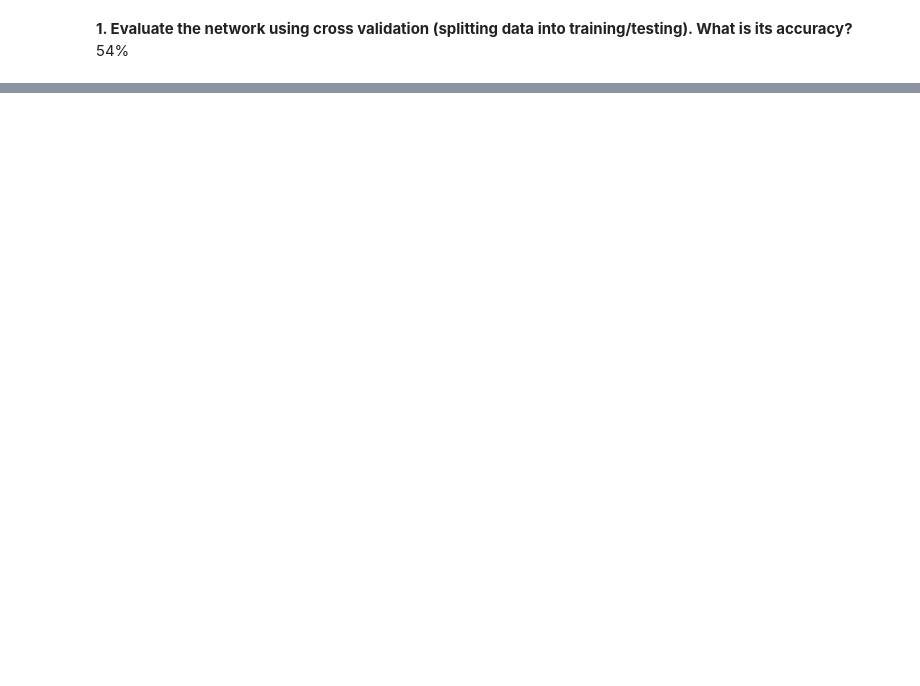
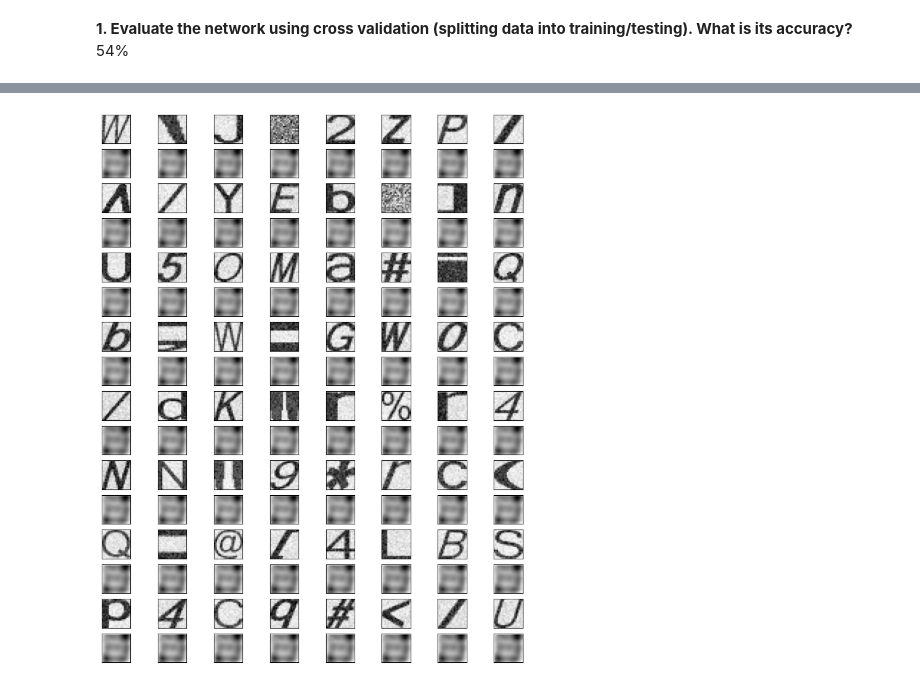
Before and after one commit to melanieprettyman/Summer2024, a Jupyter notebook: CS6017/HW6/HW6/HW6.ipynb, the cells around one changed output, grey strips where cells are left out. Cells and saved outputs as stored; diff of their text form; code cells hidden in the pictures; blank space fills up the shorter version.

```diff
--- a/CS6017/HW6/HW6/HW6.ipynb
+++ b/CS6017/HW6/HW6/HW6.ipynb
@@ -257,0 +544,21 @@ Accuracy: 54 %
+# %%
+df_pre_sound = pd.read_csv("SERIF.csv")
+df_pre_sound = prepareDF(df_pre_sound)
+xValSound, yValSound = normalize_X_and_y(df_pre_sound)
+
+ascii_to_index_sound, index_to_ascii_sound, setSize = getAsciiDictionaries(yValSound)
+Ys = convertToIndex(yValSound, ascii_to_index_sound)
+
+#add sound
+noise_to_add = np.random.normal(0,.1,xValSound.shape)
+xValSound = xValSound + noise_to_add
+
+Xs_sound = np.reshape(xValSound, (-1, 1, 20, 20))
+
+x_tensor_sound = torch.tensor(Xs_sound, dtype=torch.float32)
+y_tensor_sound = torch.tensor(Ys)
+
+x_train_sound, x_test_sound, y_train_sound, y_test_sound = train_test_split(x_tensor_sound, y_tensor_sound, random_state=1, test_size=0.9)
+
+training_data_sound = TensorDataset(x_train_sound, y_train_sound)
+testing_data_sound = TensorDataset(x_test_sound, y_test_sound)
@@ -257,0 +568,3 @@ Accuracy: 54 %
+# %%
+trainCNN(cnnNet, 15, training_data_sound)
+evaluateCNN(cnnNet, testing_data_sound)
@@ -257,0 +588,4 @@ Accuracy: 54 %
+# %%
+drawComparisonsCNN(cnnNet, testing_data_sound)
+# %% [output]
+[figure, added]
```
Also changed, not shown: parts of 15 cells of this notebook, 2 other files.
